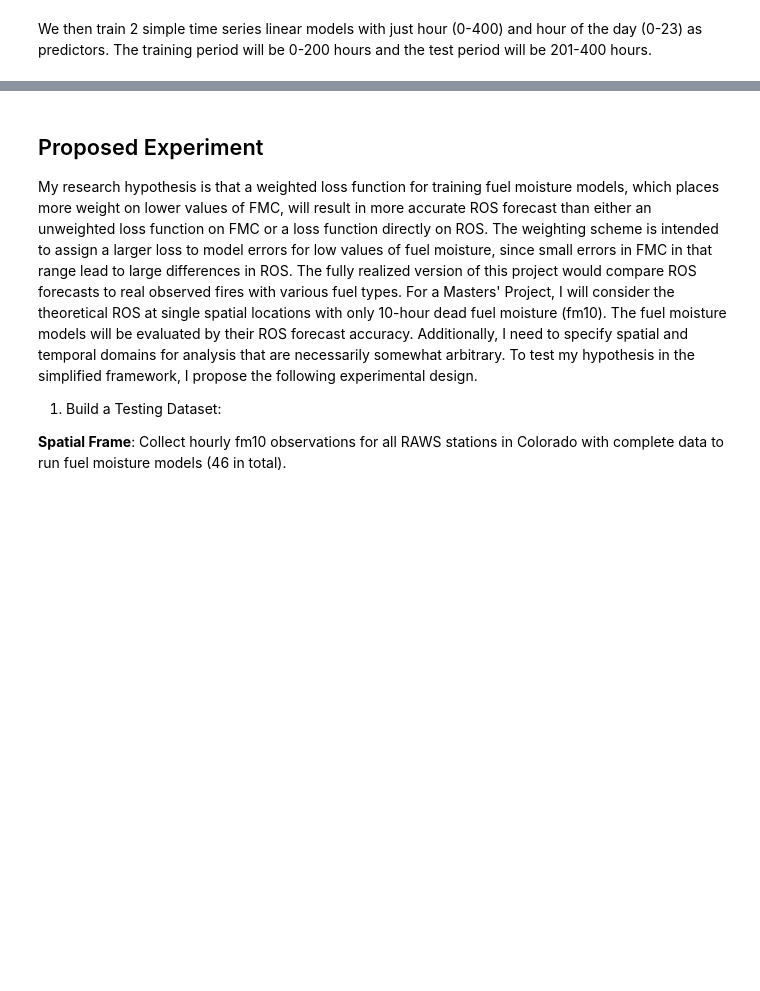
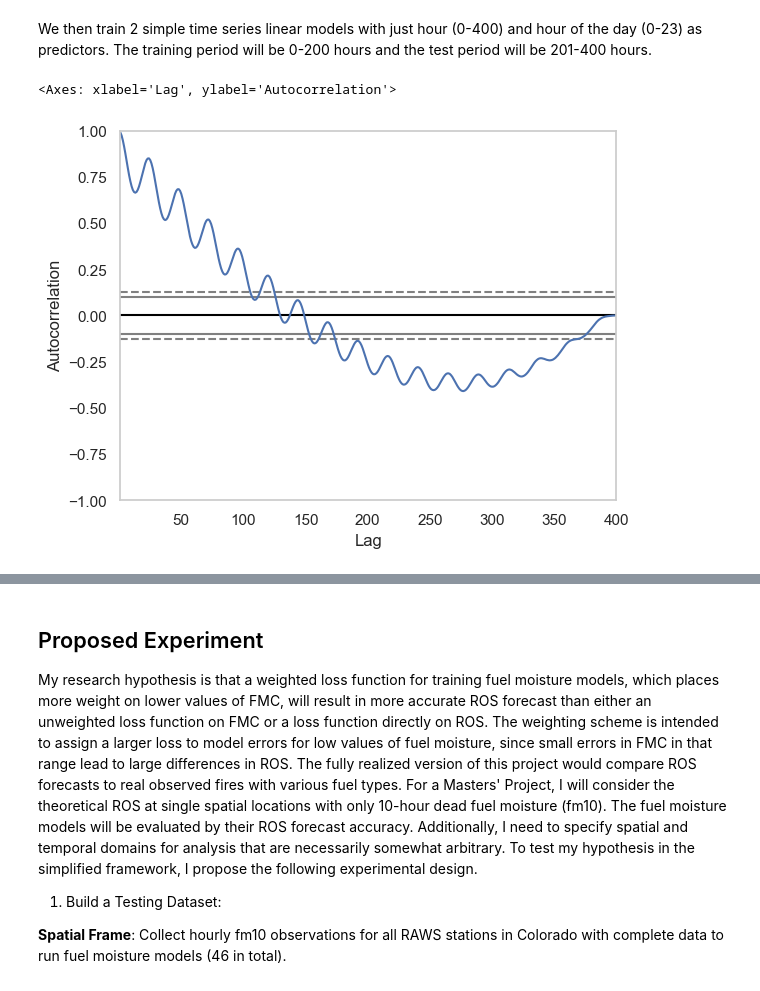
Before and after one commit to jh-206/Custom-Loss-FMDA, a Jupyter notebook: Custom Loss MS Project.ipynb, the cells around one changed output, grey strips where cells are left out. Saved outputs shown, nothing was run; the diff lists cells and outputs as text; code cells hidden in the pictures; blank space fills up the shorter version.

```diff
--- a/Custom Loss MS Project.ipynb
+++ b/Custom Loss MS Project.ipynb
@@ -182,0 +175,6 @@ preds1 = fmmod1.predict(Xte)
+# %%
+from pandas.plotting import autocorrelation_plot
+autocorrelation_plot(fm)
+# %% [output]
+<Axes: xlabel='Lag', ylabel='Autocorrelation'>
+[figure, added]
```
Also changed, not shown: parts of 17 cells of this notebook.
